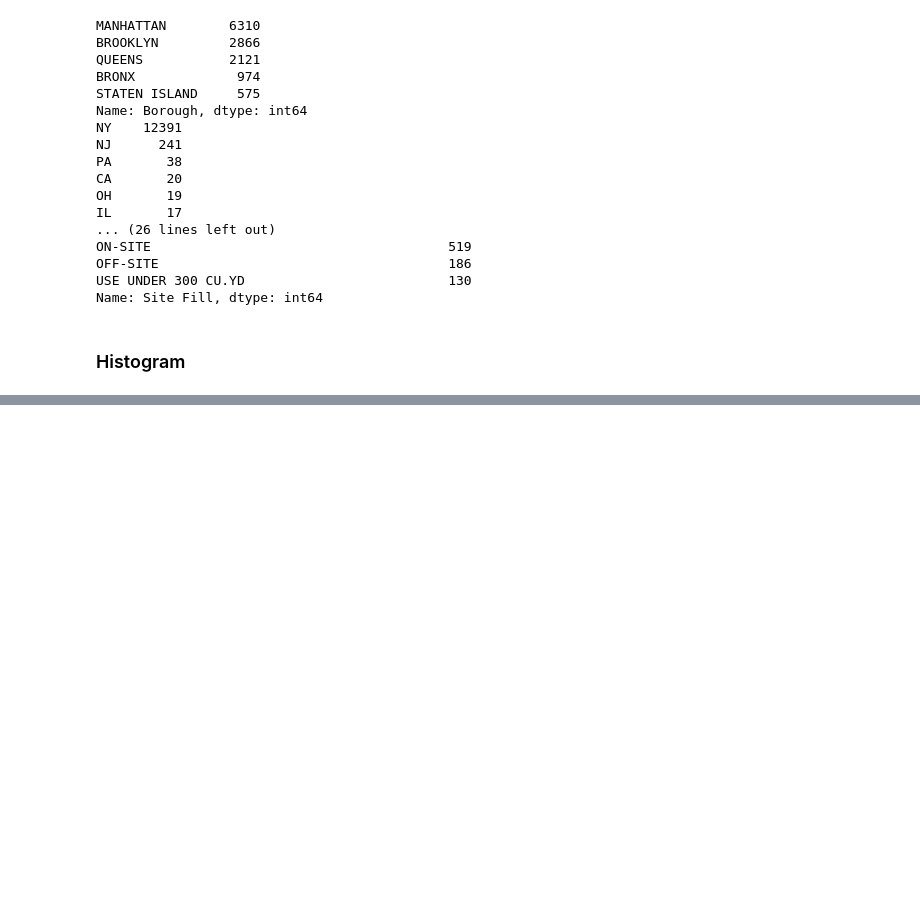
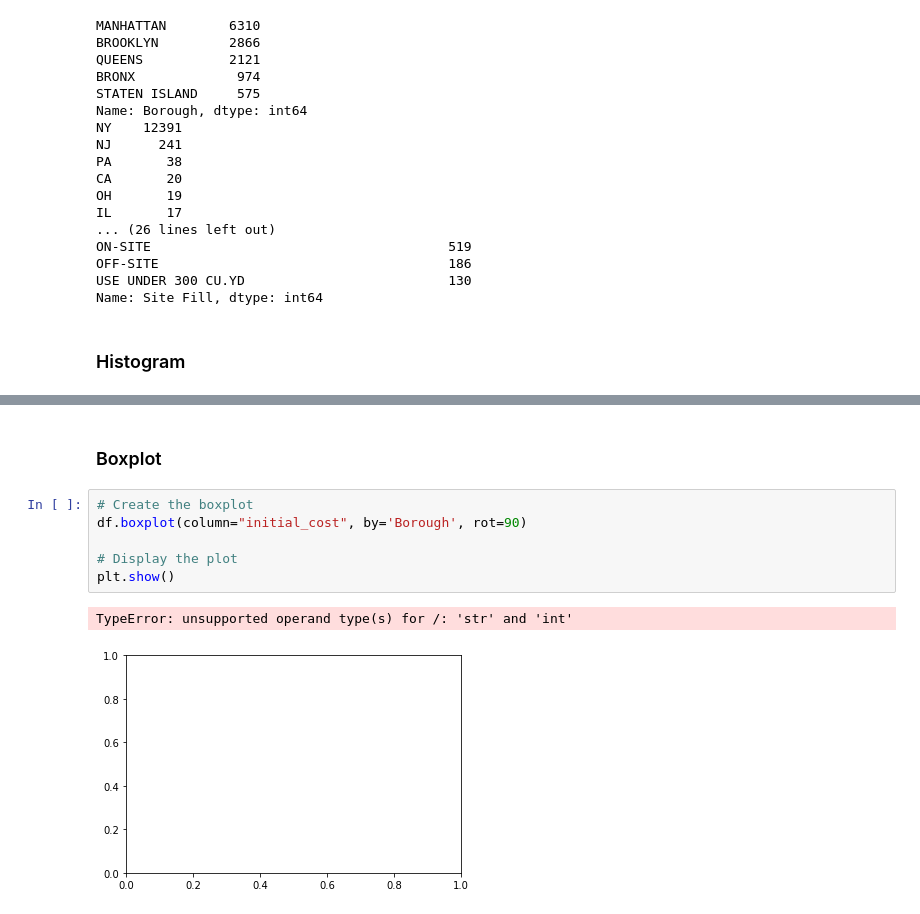
Before and after one commit to blaktai/notebooks, a Jupyter notebook: pandas/cleaning/cleaning.ipynb, the cells around one changed output, grey strips where cells are left out. Saved outputs shown, nothing was run; the diff lists cells and outputs as text; blank space fills up the shorter version.

```diff
--- a/pandas/cleaning/cleaning.ipynb
+++ b/pandas/cleaning/cleaning.ipynb
@@ -105,0 +125,11 @@ plt.show()
+# %% [markdown]
+### Boxplot
+# %%
+# Create the boxplot
+df.boxplot(column="initial_cost", by='Borough', rot=90)
+
+# Display the plot
+plt.show()
+# %% [output]
+TypeError: unsupported operand type(s) for /: 'str' and 'int'
+[figure, added]
```
Also changed, not shown: parts of 4 cells of this notebook.
